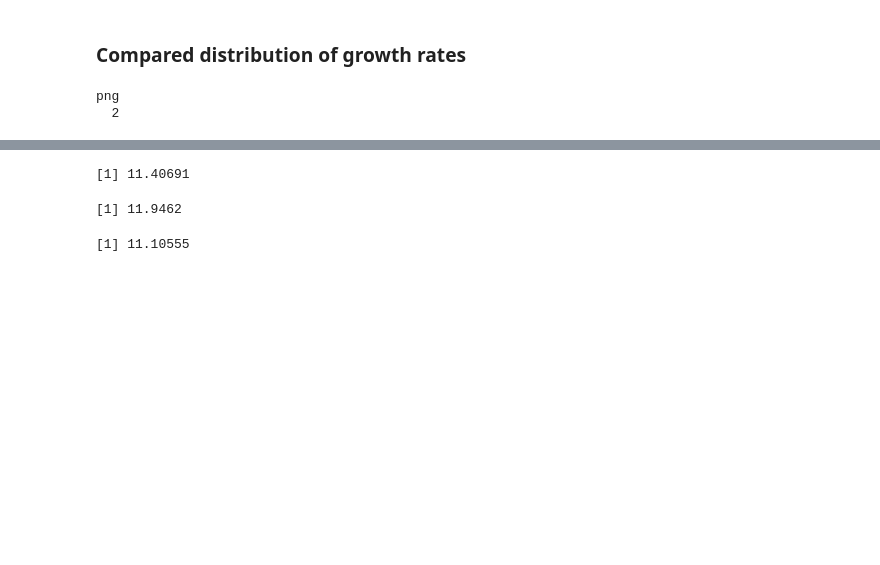
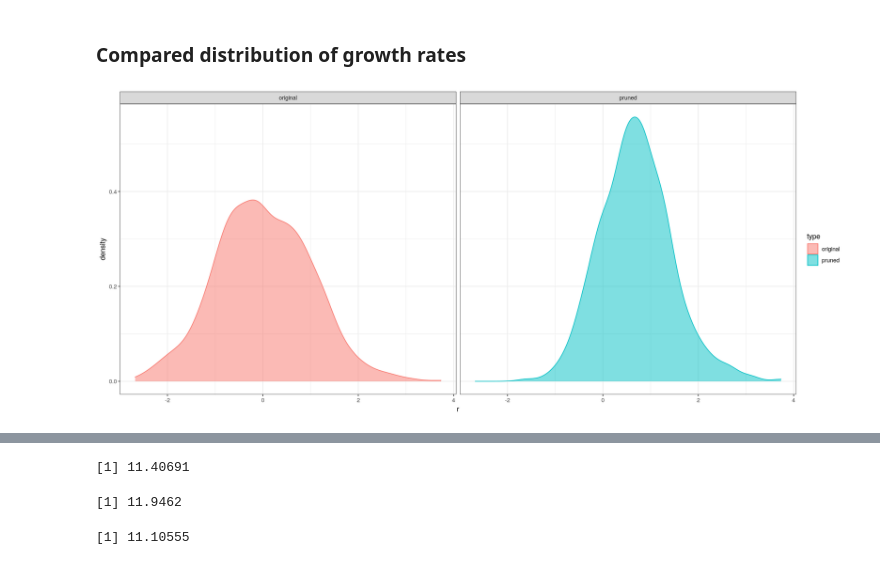
Before and after one commit to SBea13/QLS, a Jupyter notebook: Simulations/simulations_and_graphs.ipynb, the cells around one changed output, grey strips where cells are left out. Cells and saved outputs as stored; diff of their text form; code cells hidden in the pictures; blank space fills up the shorter version.

```diff
--- a/Simulations/simulations_and_graphs.ipynb
+++ b/Simulations/simulations_and_graphs.ipynb
@@ -212,18 +219,17 @@ Dist_coeff %>% ggplot(aes(x = a, fill = type, colour = type)) +
 # %% [markdown]
 ### Compared distribution of growth rates
 # %%
-tikzDevice::tikz(file = "r_shift.tex", width=10/2.54, height=5.5/2.54)
+# tikzDevice::tikz(file = "r_shift.tex", width=10/2.54, height=5.5/2.54)
 
 Dist_growth_rates <- data_frame(r = v, type = "pruned") %>% bind_rows(data_frame(r = r, type = "original"))
 
 Dist_growth_rates %>% ggplot(aes(x = r, fill = type, colour = type)) +
     geom_density(alpha = 0.5) + facet_grid(.~type) + theme_bw()+
     theme(plot.title = element_text(hjust = 0.5), panel.background = element_rect(fill = "transparent"), # bg of the panel
             plot.background = element_rect(fill = "transparent", color = NA),
             legend.background = element_rect(fill = "transparent", color = NA)) # bg of the plot
 # ggsave("simulations_bin_corr.pdf", arrangeGrob(p1, p2, p3, ncol=3), scale=4, width=12, height=5, units='cm', bg='transparent')
-dev.off()
+# dev.off()
 # %% [output]
-png
-  2
+[figure, added]
 # %% [markdown]
```
Also changed, not shown: parts of 59 cells of this notebook.
